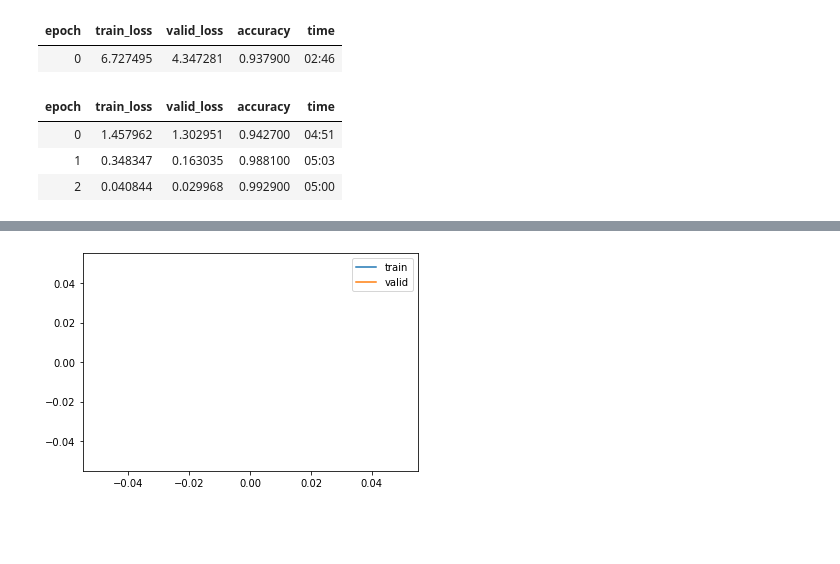
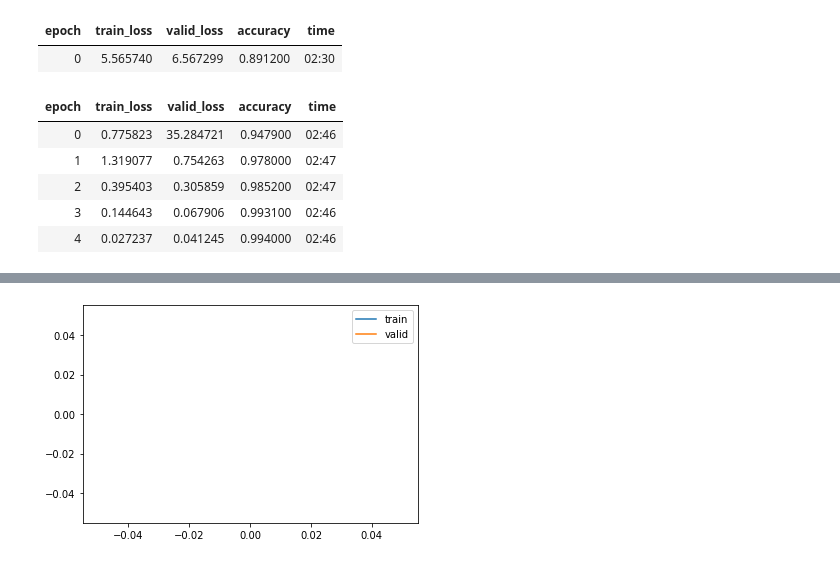
Before and after one commit to RRaphaell/MNIST_FastAI, a Jupyter notebook: cnn_model.ipynb, the cells around one changed output, grey strips where cells are left out. Cells and saved outputs as stored; diff of their text form; code cells hidden in the pictures; blank space fills up the shorter version.

```diff
--- a/cnn_model.ipynb
+++ b/cnn_model.ipynb
@@ -38,5 +44,3 @@ learner = cnn_learner(dls, resnet18, metrics=accuracy)
-# %%
-learner = load_learner("models/cnn_model.pkl")
 # %%
 learner.lr_find()
 # %% [output]
@@ -46,12 +50,14 @@ SuggestedLRs(valley=0.0030199517495930195)
 # %%
-learner.fine_tune(3, base_lr=0.2)
+learner.fine_tune(5, base_lr=0.2)
 # %% [output]
 | epoch | train_loss | valid_loss | accuracy | time |
-| 0 | 6.727495 | 4.347281 | 0.937900 | 02:46 |
+| 0 | 5.565740 | 6.567299 | 0.891200 | 02:30 |
 | epoch | train_loss | valid_loss | accuracy | time |
-| 0 | 1.457962 | 1.302951 | 0.942700 | 04:51 |
-| 1 | 0.348347 | 0.163035 | 0.988100 | 05:03 |
-| 2 | 0.040844 | 0.029968 | 0.992900 | 05:00 |
+| 0 | 0.775823 | 35.284721 | 0.947900 | 02:46 |
+| 1 | 1.319077 | 0.754263 | 0.978000 | 02:47 |
+| 2 | 0.395403 | 0.305859 | 0.985200 | 02:47 |
+| 3 | 0.144643 | 0.067906 | 0.993100 | 02:46 |
+| 4 | 0.027237 | 0.041245 | 0.994000 | 02:46 |
 # %%
 interp = ClassificationInterpretation.from_learner(learner)
 interp.plot_confusion_matrix(figsize=(10,10), dpi=60)
```
Also changed, not shown: parts of 12 cells of this notebook.
